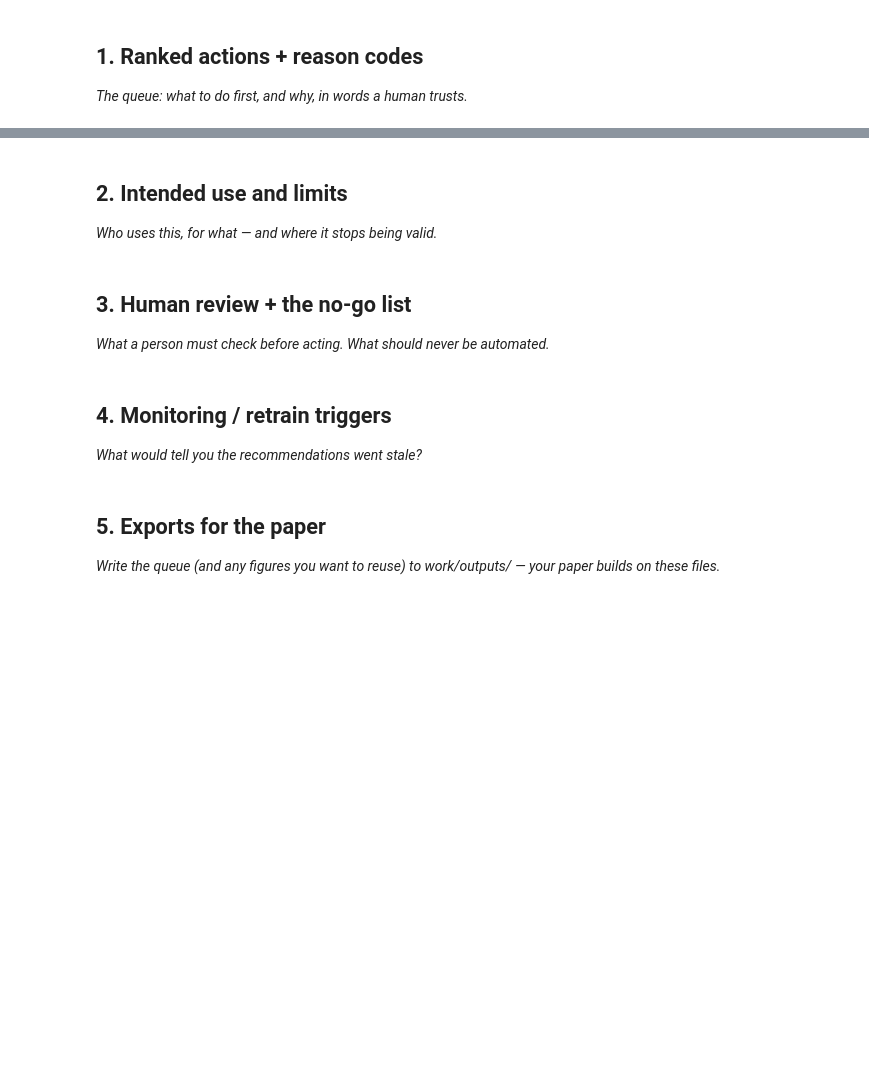
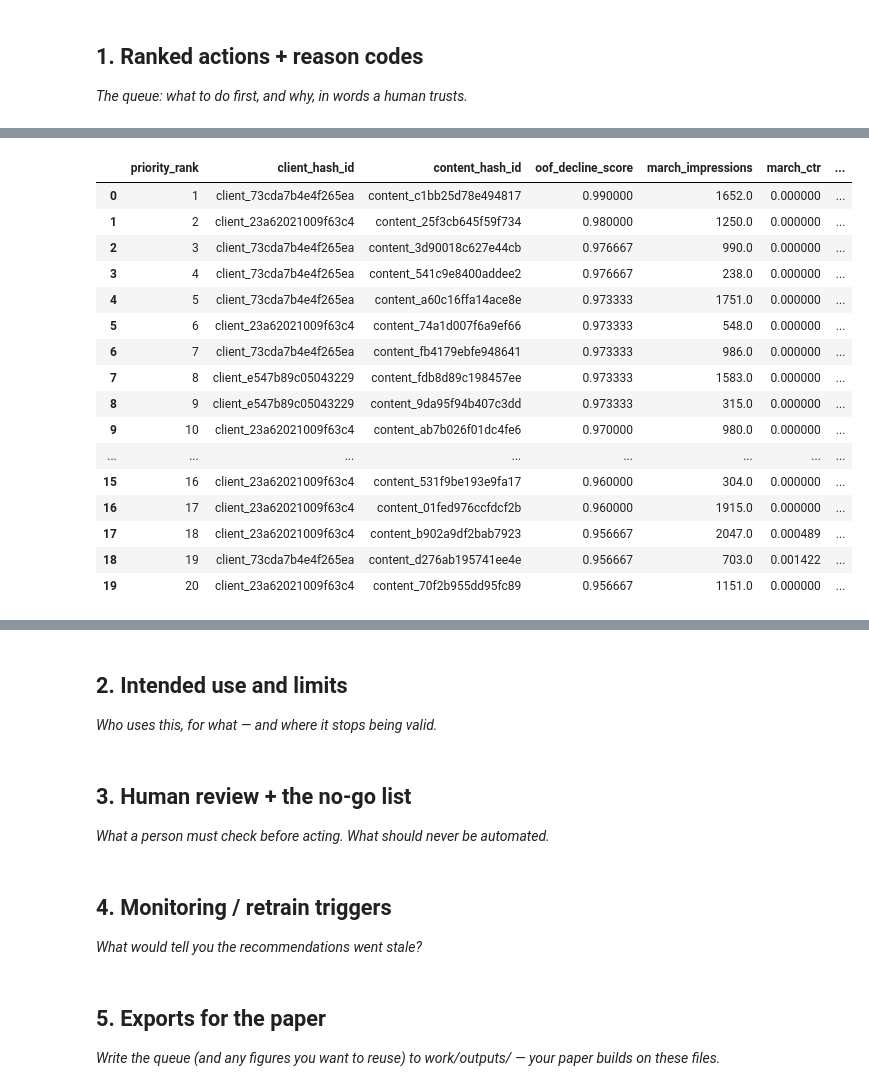
Before and after one commit to rasheed-hammad/machine-learning-starter, a Jupyter notebook: work/notebooks/w07_action_playbook.ipynb, the cells around one changed output, grey strips where cells are left out. Drawn from its saved outputs; the diff is of its cells as text; code cells hidden in the pictures; blank space fills up the shorter version.

```diff
--- a/work/notebooks/w07_action_playbook.ipynb
+++ b/work/notebooks/w07_action_playbook.ipynb
@@ -12,0 +306,20 @@ This skeleton is yours to fill. Work the sections **in order** — each one has
+# %%
+# Purpose: define the exact leakage-safe feature set validated in W06.
+
+feature_columns = [
+    "march_impressions",
+    "march_clicks",
+    "march_ctr",
+    "march_avg_position",
+    "march_pageviews",
+    "march_sessions",
+    "march_engaged_sessions",
+    "days_since_update",
+    "content_type"
+]
+
+target_column = "target_declined"
+
+print("Number of model features:", len(feature_columns))
+print("Model features:")
+print(feature_columns)
@@ -12,0 +477,55 @@ This skeleton is yours to fill. Work the sections **in order** — each one has
+# %%
+# Purpose: build the W07 ranked queue from out-of-fold model scores.
+# Higher scores are reviewed first because the model ranked those pages
+# more strongly as associated with subsequent impression decline.
+
+# Select the page-level signals that a human reviewer can understand.
+queue_columns = [
+    "client_hash_id",
+    "content_hash_id",
+    "march_impressions",
+    "march_ctr",
+    "march_avg_position",
+    "days_since_update",
+    "content_type"
+]
+
+# Attach those signals to the out-of-fold predictions.
+action_queue = oof_queue.merge(
+    model_ready_audited[queue_columns],
+    on=["client_hash_id", "content_hash_id"],
+    how="left"
+)
+
+# Rank pages from highest to lowest out-of-fold decline score.
+action_queue = action_queue.sort_values(
+    "oof_decline_score",
+    ascending=False
+).reset_index(drop=True)
+
+# Create a simple review priority based on the ranked score.
+action_queue["priority_rank"] = (
+    action_queue.index + 1
+)
+
+action_queue["review_priority"] = "REVIEW"
+
+print("Action queue rows:", len(action_queue))
+
+print("\nTop 20 ranked pages:")
+display(
+    action_queue[
+        [
+            "priority_rank",
+            "client_hash_id",
+            "content_hash_id",
+            "oof_decline_score",
+            "march_impressions",
+            "march_ctr",
+            "march_avg_position",
+            "days_since_update",
+            "content_type"
+        ]
+    ].head(20)
+)
+# %% [output]
@@ -12,0 +535,17 @@ This skeleton is yours to fill. Work the sections **in order** — each one has
+|  | priority_rank | client_hash_id | content_hash_id | oof_decline_score | march_impressions | march_ctr | ... |
+| 0 | 1 | client_73cda7b4e4f265ea | content_c1bb25d78e494817 | 0.990000 | 1652.0 | 0.000000 | ... |
+| 1 | 2 | client_23a62021009f63c4 | content_25f3cb645f59f734 | 0.980000 | 1250.0 | 0.000000 | ... |
+| 2 | 3 | client_73cda7b4e4f265ea | content_3d90018c627e44cb | 0.976667 | 990.0 | 0.000000 | ... |
+| 3 | 4 | client_73cda7b4e4f265ea | content_541c9e8400addee2 | 0.976667 | 238.0 | 0.000000 | ... |
+| 4 | 5 | client_73cda7b4e4f265ea | content_a60c16ffa14ace8e | 0.973333 | 1751.0 | 0.000000 | ... |
+| 5 | 6 | client_23a62021009f63c4 | content_74a1d007f6a9ef66 | 0.973333 | 548.0 | 0.000000 | ... |
+| 6 | 7 | client_73cda7b4e4f265ea | content_fb4179ebfe948641 | 0.973333 | 986.0 | 0.000000 | ... |
+| 7 | 8 | client_e547b89c05043229 | content_fdb8d89c198457ee | 0.973333 | 1583.0 | 0.000000 | ... |
+| 8 | 9 | client_e547b89c05043229 | content_9da95f94b407c3dd | 0.973333 | 315.0 | 0.000000 | ... |
+| 9 | 10 | client_23a62021009f63c4 | content_ab7b026f01dc4fe6 | 0.970000 | 980.0 | 0.000000 | ... |
+| ... | ... | ... | ... | ... | ... | ... | ... |
+| 15 | 16 | client_23a62021009f63c4 | content_531f9be193e9fa17 | 0.960000 | 304.0 | 0.000000 | ... |
+| 16 | 17 | client_23a62021009f63c4 | content_01fed976ccfdcf2b | 0.960000 | 1915.0 | 0.000000 | ... |
+| 17 | 18 | client_23a62021009f63c4 | content_b902a9df2bab7923 | 0.956667 | 2047.0 | 0.000489 | ... |
+| 18 | 19 | client_73cda7b4e4f265ea | content_d276ab195741ee4e | 0.956667 | 703.0 | 0.001422 | ... |
+| 19 | 20 | client_23a62021009f63c4 | content_70f2b955dd95fc89 | 0.956667 | 1151.0 | 0.000000 | ... |
```
Also changed, not shown: parts of 20 cells of this notebook.
